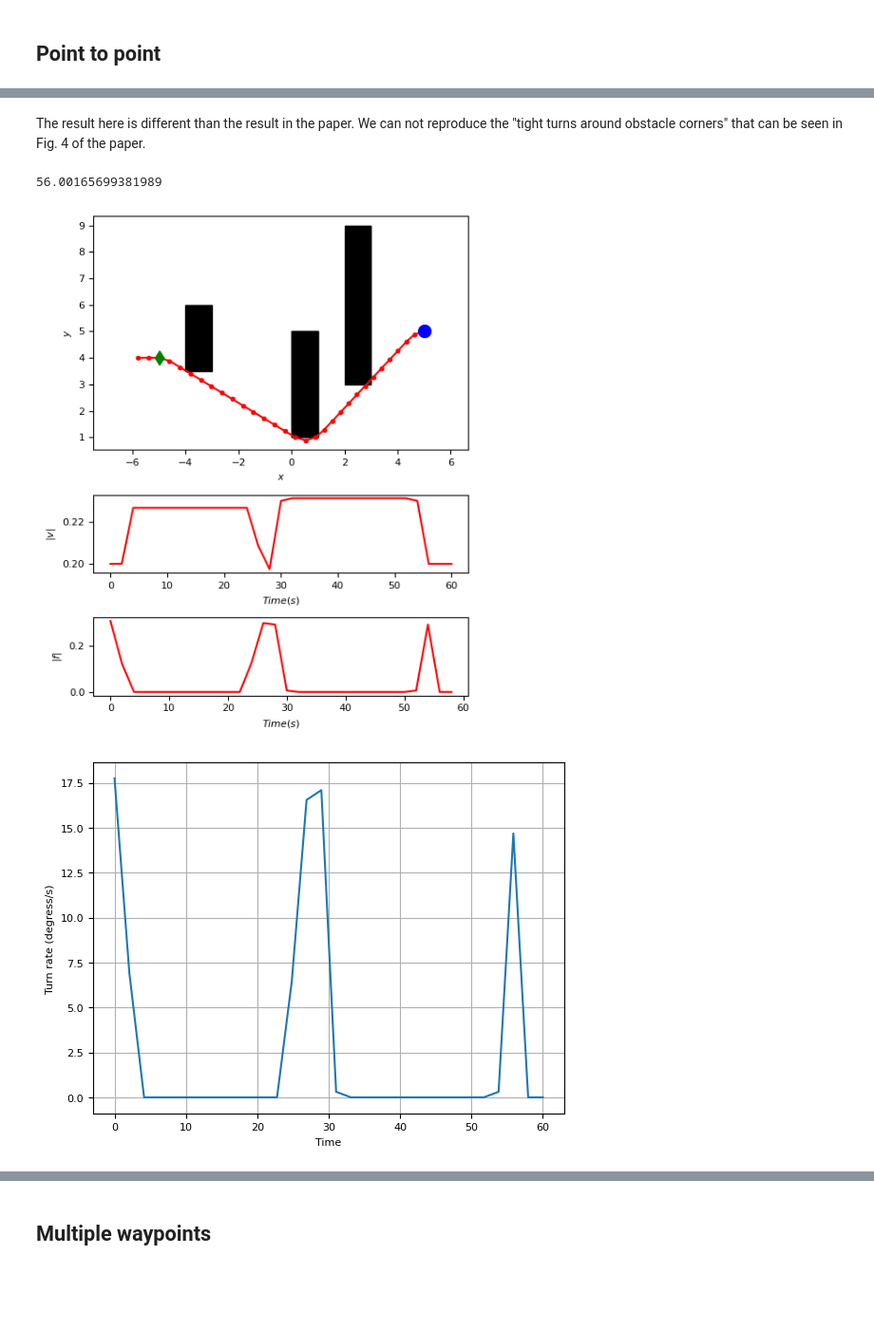
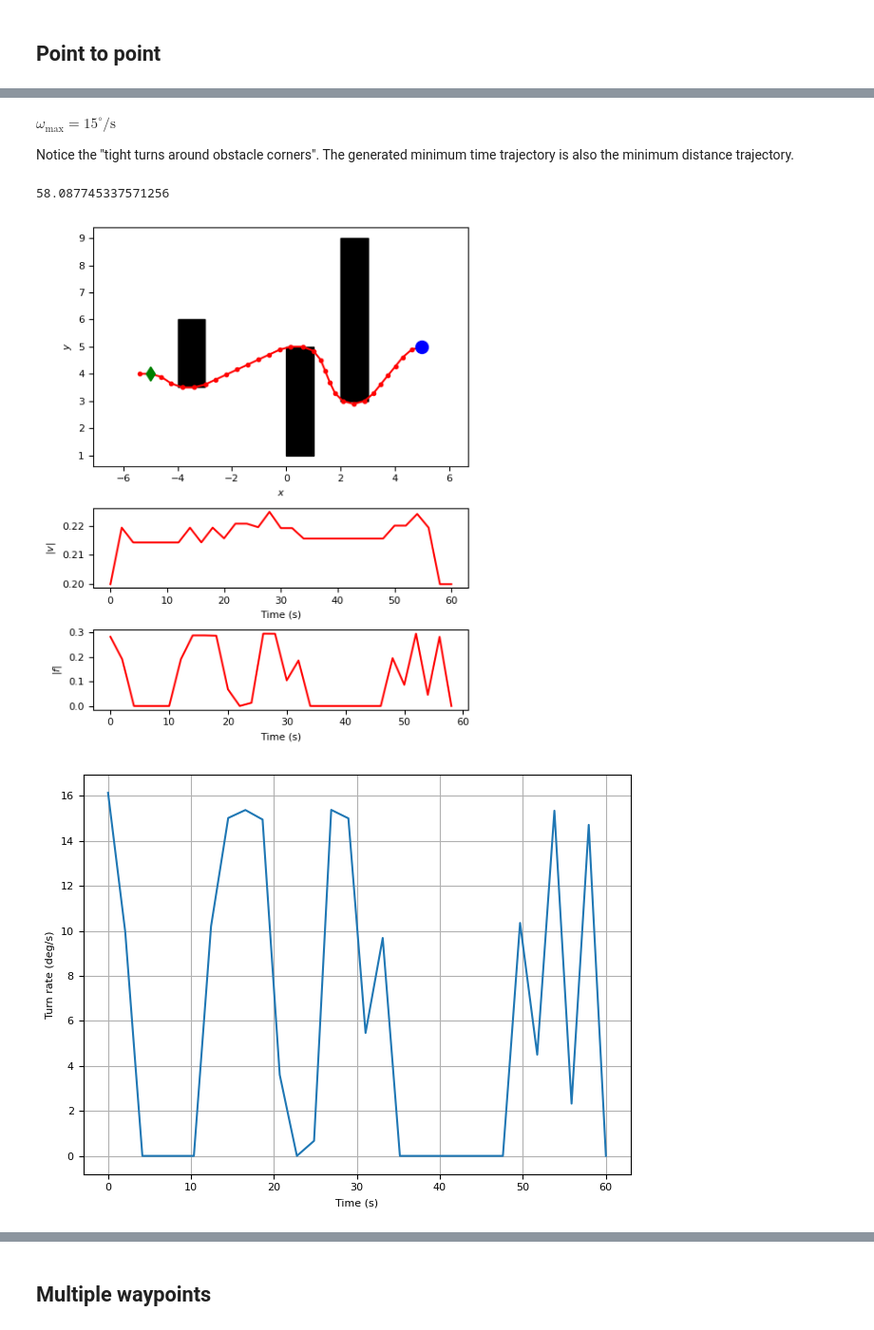
Before and after one commit to auralius/richards-how, a Jupyter notebook: richards-single-vehicle.ipynb, the cells around one changed output, grey strips where cells are left out. Shown at 95% size. Saved outputs shown, nothing was run; the diff lists cells and outputs as text; code cells hidden in the pictures; blank space fills up the shorter version.

Commit message:
Generate the tight turn shown in fig.4

```diff
--- a/richards-single-vehicle.ipynb
+++ b/richards-single-vehicle.ipynb
@@ -85,10 +85,10 @@ def plot(T=None, C=None, F=None, S=None, s0=None, sf=None, style='-r'):
     ax[0].set_xlabel('$x$');
     ax[0].set_ylabel('$y$');
 
-    ax[1].set_xlabel('$Time (s)$');
+    ax[1].set_xlabel('Time (s)');
     ax[1].set_ylabel('$|v|$');
 
-    ax[2].set_xlabel('$Time (s)$');
+    ax[2].set_xlabel('Time (s)');
     ax[2].set_ylabel('$|f|$');
 
     plt.tight_layout()
@@ -109,7 +109,7 @@ def plot_states(T, S):
 
     ax[0,0].plot(T, S[0,:], '-r');
     ax[0,0].grid();
-    ax[0,0].set_xlabel('Time');
+    ax[0,0].set_xlabel('Time (s)');
     ax[0,0].set_ylabel('$x$');
 
     ax[0,1].plot(T, S[2,:], '-r');
@@ -119,12 +119,12 @@ def plot_states(T, S):
 
     ax[1,0].plot(T, S[1,:], '-r');
     ax[1,0].grid();
-    ax[1,0].set_xlabel('Time');
+    ax[1,0].set_xlabel('Time (s)');
     ax[1,0].set_ylabel('$v_x$');
 
     ax[1,1].plot(T, S[3,:], '-r');
     ax[1,1].grid();
-    ax[1,1].set_xlabel('Time');
+    ax[1,1].set_xlabel('Time (s)');
     ax[1,1].set_ylabel('$v_y$');
 
     plt.tight_layout()
@@ -143,18 +143,18 @@ def plot_inputs(T, F):
 
     ax[0].plot(T, F[0,:], '-r');
     ax[0].grid();
-    ax[0].set_xlabel('Time');
+    ax[0].set_xlabel('Time (s)');
     ax[0].set_ylabel('$fx$');
 
     ax[1].plot(T, F[1,:], '-r');
     ax[1].grid();
-    ax[1].set_xlabel('Time');
+    ax[1].set_xlabel('Time (s)');
     ax[1].set_ylabel('$fy$');
 
     plt.tight_layout()
 
 
-def plot_turn_rate(T, S, F, m=5.0):
+def plot_turn_rate(T, S, F, m):
     w = np.zeros(len(T))
     v = S[1::2, :]
     for k in range(len(T)):
@@ -164,8 +164,10 @@ def plot_turn_rate(T, S, F, m=5.0):
     ax = fig.subplots();
     ax.plot(T, w)
     ax.grid();
-    ax.set_xlabel('Time');
-    ax.set_ylabel('Turn rate (degress/s)');
+    ax.set_xlabel('Time (s)');
+    ax.set_ylabel('Turn rate (deg/s)');
+
+    plt.tight_layout()
 # %% [markdown]
 ## **Test environments**
 # %%
@@ -291,7 +303,7 @@ def plan(N, s0, sf, C=None, wmax=np.deg2rad(15.0), mass=5.0, vmax=0.225, dt=2.0,
     [ns, nf] = Bp.shape
 
     M = 10 # number of the polygon sides
-    #vmax = vmax * np.cos(np.pi/M) # correction factor as explained in Culligan thesis, p.31, eq. (2.12)
+    vmax = vmax * np.cos(np.pi/M) # correction factor as explained in Culligan thesis, p.31, eq. (2.12)
     fmax = wmax * mass * vmax  # See eq. (2)
 
     # Define problem
@@ -363,8 +375,9 @@ def plan(N, s0, sf, C=None, wmax=np.deg2rad(15.0), mass=5.0, vmax=0.225, dt=2.0,
         constraints += [Tf >= J_]  # eq. (15)
 
     # The objective
-    epsilon = 0.001
-    J = Tf + epsilon*norm1(f[:,0:N]) # eq. (16)
+    epsilonf = 0.001
+    epsilonv = 0.01
+    J = Tf + epsilonf*norm1(f[:,0:N]) + epsilonv*norm1(s[1::2,0:N]) # eq. (16)
 
     prob = Problem(Minimize(J), constraints)
 
@@ -390,20 +403,22 @@ C = create_env1()
-# %% [markdown]
-The result here is different than the result in the paper. We can not reproduce the "tight turns around obstacle corners" that can be seen in Fig. 4 of the paper.
+# %% [markdown]
+$\omega_{\text{max}}=15 ^{\circ}/\text{s}$
+
+Notice the "tight turns around obstacle corners". The generated minimum time trajectory is also the minimum distance trajectory.
 # %%
 s, f, Tf = plan(C=C, N=N, s0=s0, sf=sf, wmax=np.deg2rad(15.0), dt=dt, solver="MOSEK")
 # %% [output]
-56.00165699381989
+58.087745337571256
 # %%
 %matplotlib inline
 
 time_span = np.linspace(0, tf, N+1)
 plot(T=time_span, C=C, F=f, S=s, s0=s0, sf=sf, style='.-r')
 # %% [output]
-[figure, old version]
+[figure, new version]
 # %%
 %matplotlib inline
 
 time_span = np.linspace(0, tf, N)
-plot_turn_rate(time_span, s, f)
+plot_turn_rate(T=time_span, S=s, F=f, m=5.0)
 # %% [output]
-[figure, old version]
+[figure, new version]
```
Also changed, not shown: parts of 13 cells of this notebook.
